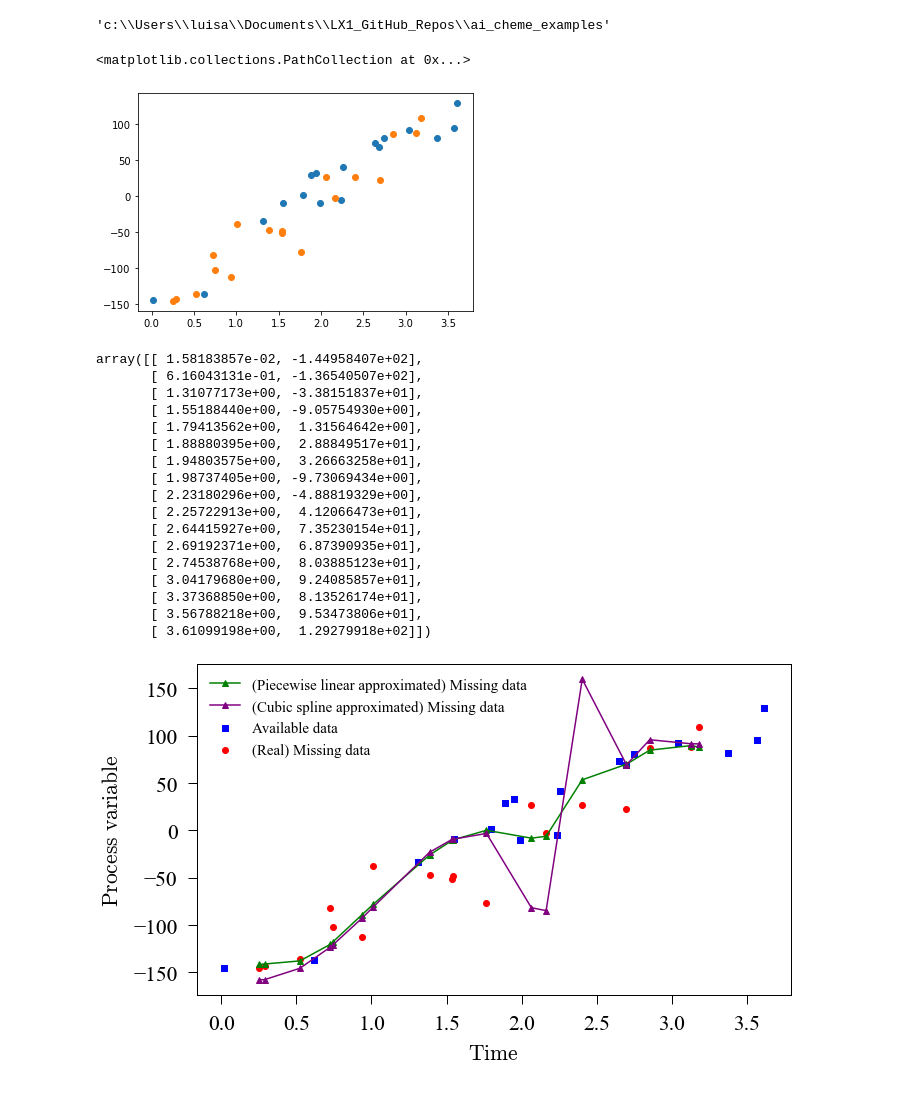
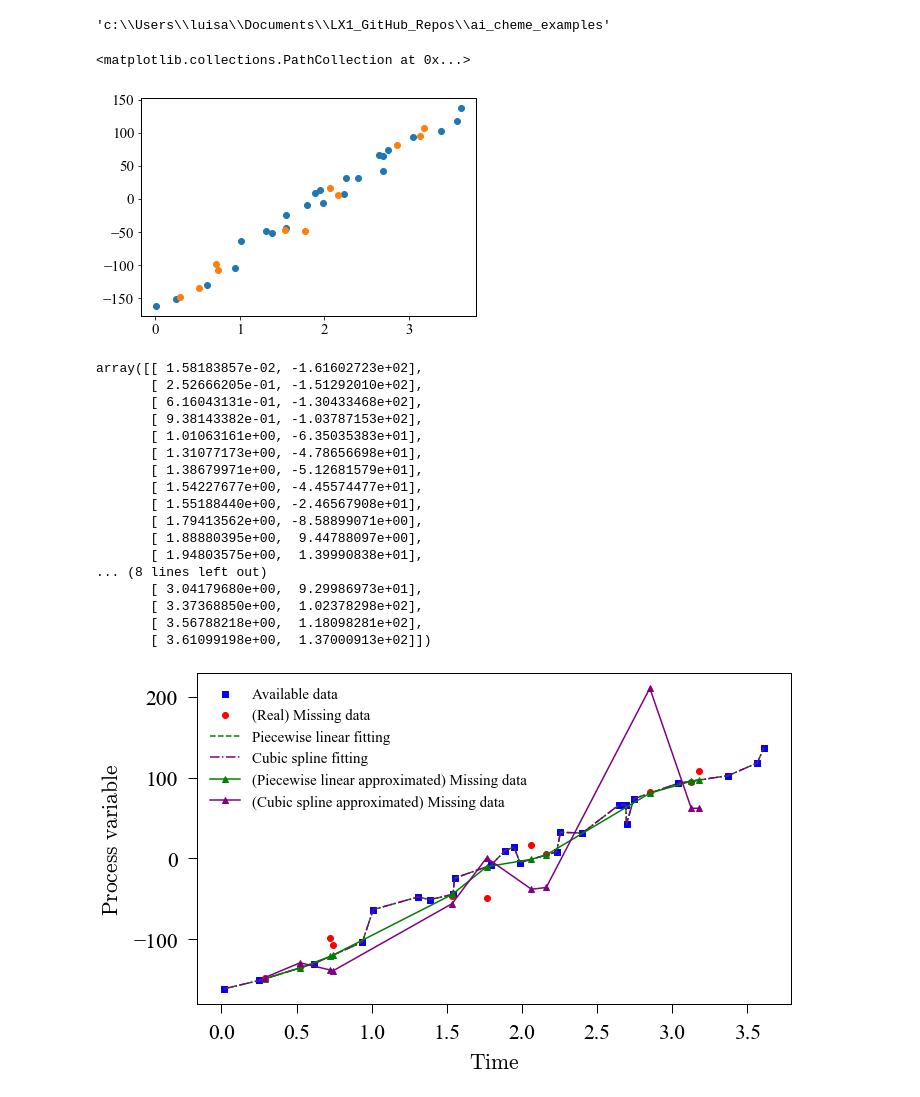
Before and after one commit to lbrice1/ai_cheme_examples, a Jupyter notebook: notebooks/1.1-lbm-example-2-2-missing_data.ipynb, the cells around one changed output. Drawn from its saved outputs; the diff is of its cells as text; code cells hidden in the pictures.

```diff
--- a/notebooks/1.1-lbm-example-2-2-missing_data.ipynb
+++ b/notebooks/1.1-lbm-example-2-2-missing_data.ipynb
@@ -22,17 +19,17 @@ from scipy import stats
 from scipy import interpolate
 from scipy.interpolate import CubicSpline
 # %%
-X, y = make_regression(n_samples=35, n_features=1, noise=30, random_state=21)
+X, y = make_regression(n_samples=35, n_features=1, noise=15, random_state=21)
 
 X  = X + 2
 
-X_train, X_test, y_train, y_test = train_test_split(X, y, test_size=0.5, random_state=13)
+X_train, X_test, y_train, y_test = train_test_split(X, y, test_size=0.3, random_state=13)
 
 plt.scatter(X_train, y_train)
 plt.scatter(X_test, y_test)
 # %% [output]
 <matplotlib.collections.PathCollection at 0x...>
-[figure, old version]
+[figure, new version]
 # %%
 train_set = np.array([X_train[:, 0], y_train]).reshape(2, -1).transpose()
 
@@ -43,23 +40,23 @@ y_train_sorted = train_set[:, 1]
 
 train_set
 # %% [output]
-array([[ 1.58183857e-02, -1.44958407e+02],
-       [ 6.16043131e-01, -1.36540507e+02],
-       [ 1.31077173e+00, -3.38151837e+01],
-       [ 1.55188440e+00, -9.05754930e+00],
-       [ 1.79413562e+00,  1.31564642e+00],
-       [ 1.88880395e+00,  2.88849517e+01],
-       [ 1.94803575e+00,  3.26663258e+01],
-       [ 1.98737405e+00, -9.73069434e+00],
-       [ 2.23180296e+00, -4.88819329e+00],
-       [ 2.25722913e+00,  4.12066473e+01],
-       [ 2.64415927e+00,  7.35230154e+01],
-       [ 2.69192371e+00,  6.87390935e+01],
-       [ 2.74538768e+00,  8.03885123e+01],
-       [ 3.04179680e+00,  9.24085857e+01],
-       [ 3.37368850e+00,  8.13526174e+01],
-       [ 3.56788218e+00,  9.53473806e+01],
-       [ 3.61099198e+00,  1.29279918e+02]])
+array([[ 1.58183857e-02, -1.61602723e+02],
+       [ 2.52666205e-01, -1.51292010e+02],
+       [ 6.16043131e-01, -1.30433468e+02],
+       [ 9.38143382e-01, -1.03787153e+02],
+       [ 1.01063161e+00, -6.35035383e+01],
+       [ 1.31077173e+00, -4.78656698e+01],
+       [ 1.38679971e+00, -5.12681579e+01],
+       [ 1.54227677e+00, -4.45574477e+01],
+       [ 1.55188440e+00, -2.46567908e+01],
+       [ 1.79413562e+00, -8.58899071e+00],
+       [ 1.88880395e+00,  9.44788097e+00],
+       [ 1.94803575e+00,  1.39990838e+01],
+... (8 lines left out)
+       [ 3.04179680e+00,  9.29986973e+01],
+       [ 3.37368850e+00,  1.02378298e+02],
+       [ 3.56788218e+00,  1.18098281e+02],
+       [ 3.61099198e+00,  1.37000913e+02]])
 # %%
 f0 = interpolate.interp1d(X_train_sorted, y_train_sorted)
 f1 = CubicSpline(X_train_sorted, y_train_sorted)
@@ -67,7 +64,18 @@ f1 = CubicSpline(X_train_sorted, y_train_sorted)
 y_predicted0 = f0(X_test).reshape(-1, )
 y_predicted1 = f1(X_test).reshape(-1, )
 
+y_predicted0train = f0(X_train).reshape(-1, )
+y_predicted1train = f1(X_train).reshape(-1, )
+
 y_predicted = []
+
+for y in [y_predicted0train, y_predicted1train]:
+    predicted_set = np.array([X_train.reshape(-1, ), y]).reshape(2, -1).transpose()
+    predicted_set = predicted_set[predicted_set[:, 0].argsort()]
+    X_train_sorted = predicted_set[:, 0]
+    y = predicted_set[:, 1]
+
+    y_predicted.append(y)
 
 for y in [y_predicted0, y_predicted1]:
     predicted_set = np.array([X_test.reshape(-1, ), y]).reshape(2, -1).transpose()
@@ -82,8 +90,13 @@ axs0 = fig.add_subplot(1, 1, 1)
 
 axs0.scatter(X_train, y_train, color = 'b', label = 'Available data', marker = 's')
 axs0.scatter(X_test, y_test, color = 'r', label = '(Real) Missing data')
-axs0.plot(X_test_sorted, y_predicted[0], color = 'g', ls = '-', marker = '^', label = '(Piecewise linear approximated) Missing data')
-axs0.plot(X_test_sorted, y_predicted[1], color = 'purple', ls = '-', marker = '^', label = '(Cubic spline approximated) Missing data')
+
+axs0.plot(X_train_sorted, y_predicted[0], color = 'g', ls = '--', label = 'Piecewise linear fitting')
+axs0.plot(X_train_sorted, y_predicted[1], color = 'purple', ls = '-.', label = 'Cubic spline fitting')
+
+
+axs0.plot(X_test_sorted, y_predicted[2], color = 'g', ls = '-', marker = '^', label = '(Piecewise linear approximated) Missing data')
+axs0.plot(X_test_sorted, y_predicted[3], color = 'purple', ls = '-', marker = '^', label = '(Cubic spline approximated) Missing data')
 
 axs0.set_xlabel(r'$ \rm Time$', labelpad = 10, fontsize='x-large')
 axs0.set_ylabel(r'$ \rm Process\ variable$', labelpad = 10, fontsize='x-large')
@@ -92,31 +105,31 @@ axs0.tick_params(direction='out',
                     pad=10,
                     length=9,
                     width=1,
                     labelsize='x-large')
 
 axs0.tick_params(which='minor',
                     direction='out',
                     pad=10,
                     length=5,
                     width=1,
                     labelsize='x-large')
 
 for ax in ['top', 'bottom', 'left', 'right']:
     axs0.spines[ax].set_linewidth(1)
 
 
 plt.rcParams['mathtext.fontset'] = 'cm'
 plt.rcParams["font.family"] = "serif"
 plt.rcParams["font.serif"] = ["Times New Roman"
                                 ] + plt.rcParams["font.serif"]
 plt.rcParams['font.size']=15
 plt.rcParams['axes.linewidth'] = 1
 
 plt.legend(frameon = False)
 plt.tight_layout()
 
 plt.savefig('figures/example-2-2.png', dpi = 300)
 
 plt.show()
 # %% [output]
-[figure, old version]
+[figure, new version]
```
Also changed, not shown: parts of 1 cell of this notebook, 1 other file.
